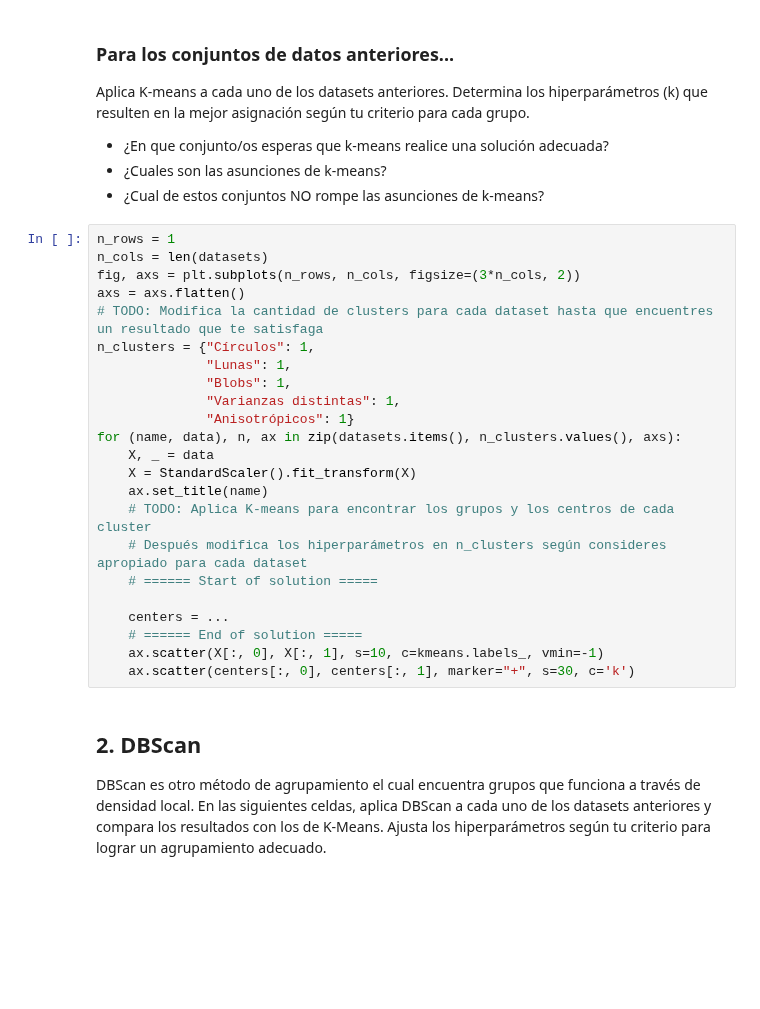
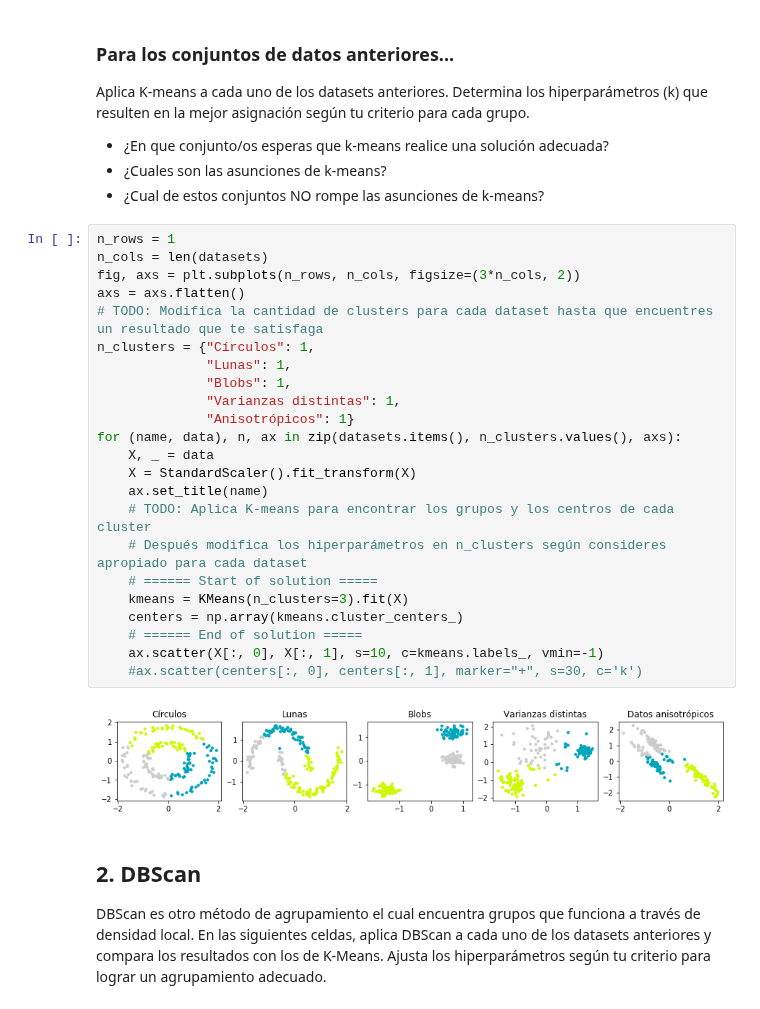
Before and after one commit to israelito123/SI24_LosCapybaros, a Jupyter notebook: src/si24/ejercicios/E05_unsupervised/clustering.ipynb, the cells around one changed output. Drawn from its saved outputs; the diff is of its cells as text; blank space fills up the shorter version.

```diff
--- a/src/si24/ejercicios/E05_unsupervised/clustering.ipynb
+++ b/src/si24/ejercicios/E05_unsupervised/clustering.ipynb
@@ -146,26 +152,28 @@ Aplica K-means a cada uno de los datasets anteriores. Determina los hiperparáme
 # %%
 n_rows = 1
 n_cols = len(datasets)
 fig, axs = plt.subplots(n_rows, n_cols, figsize=(3*n_cols, 2))
 axs = axs.flatten()
 # TODO: Modifica la cantidad de clusters para cada dataset hasta que encuentres un resultado que te satisfaga
 n_clusters = {"Círculos": 1,
               "Lunas": 1,
               "Blobs": 1,
               "Varianzas distintas": 1,
               "Anisotrópicos": 1}
 for (name, data), n, ax in zip(datasets.items(), n_clusters.values(), axs):
     X, _ = data
     X = StandardScaler().fit_transform(X)
     ax.set_title(name)
     # TODO: Aplica K-means para encontrar los grupos y los centros de cada cluster
     # Después modifica los hiperparámetros en n_clusters según consideres apropiado para cada dataset
     # ====== Start of solution =====
-
-    centers = ...
+    kmeans = KMeans(n_clusters=3).fit(X)
+    centers = np.array(kmeans.cluster_centers_)
     # ====== End of solution =====
     ax.scatter(X[:, 0], X[:, 1], s=10, c=kmeans.labels_, vmin=-1)
-    ax.scatter(centers[:, 0], centers[:, 1], marker="+", s=30, c='k')
+    #ax.scatter(centers[:, 0], centers[:, 1], marker="+", s=30, c='k')
+# %% [output]
+[figure, added]
 # %% [markdown]
 ## 2. DBScan
 DBScan es otro método de agrupamiento el cual encuentra grupos que funciona a través de densidad local.
```
Also changed, not shown: parts of 7 cells of this notebook.
